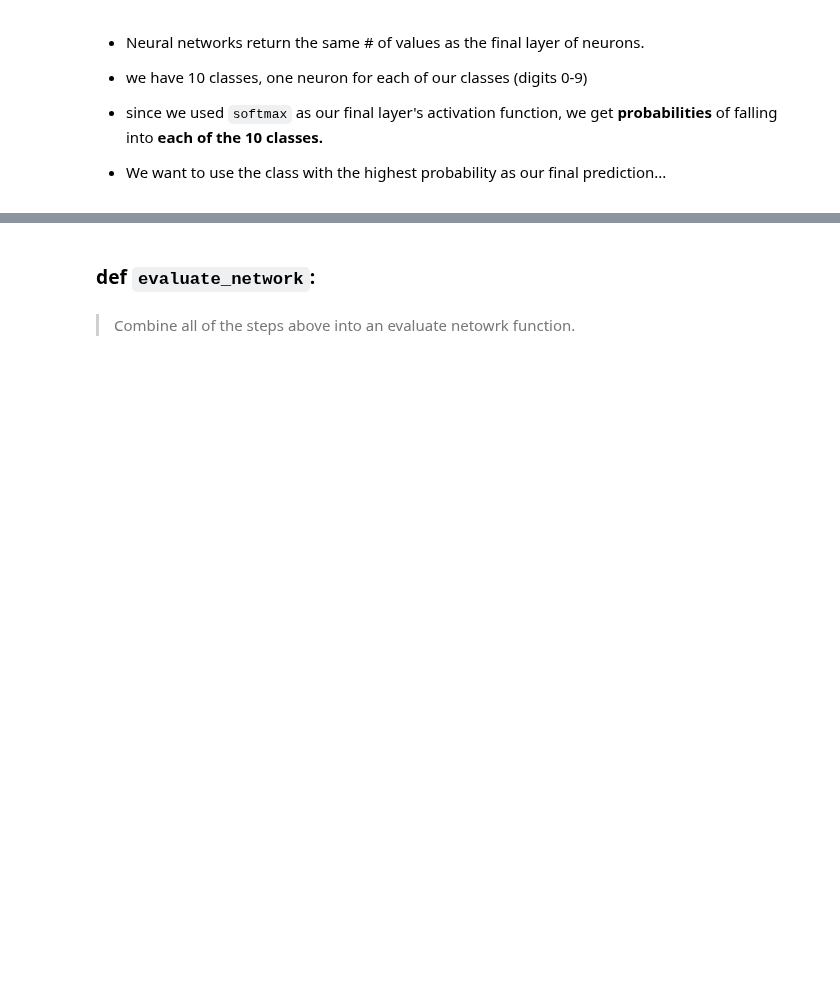
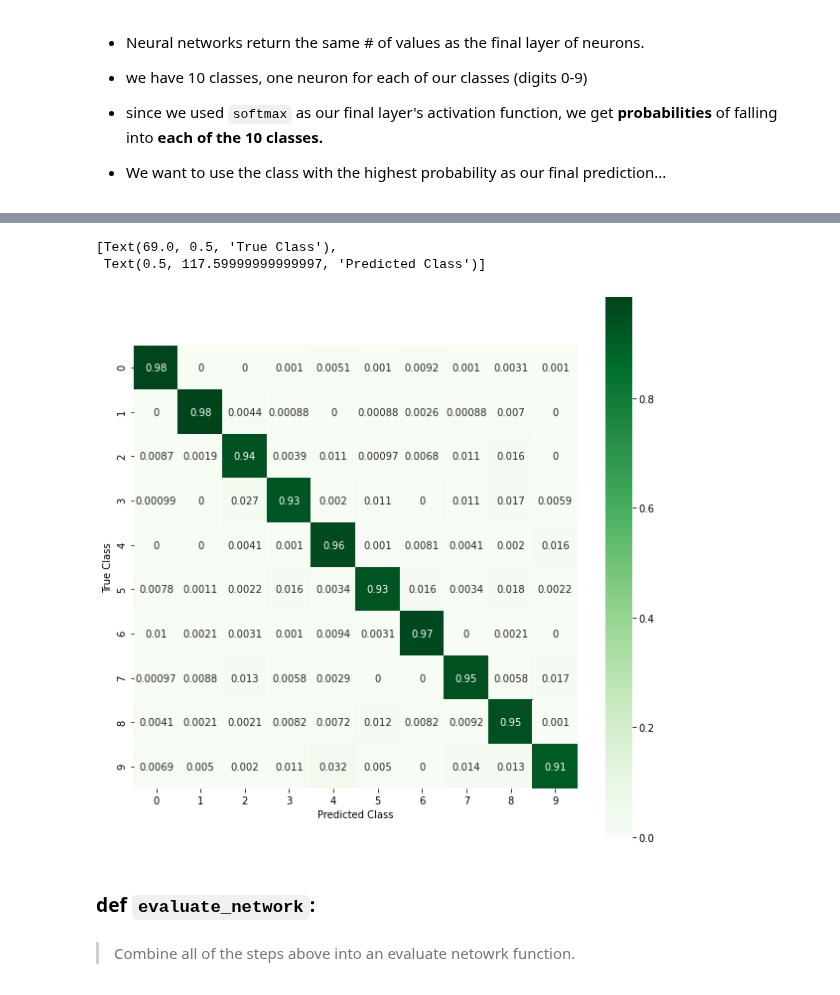
Before and after one commit to flatiron-school/Online-DS-FT-022221-Cohort-Notes, a Jupyter notebook: Phase_4/topic_40-41_neural_networks/topic_40-41_Artificial_Neural_Networks_v1_SG.ipynb, the cells around one changed output, grey strips where cells are left out. Drawn from its saved outputs; the diff is of its cells as text; code cells hidden in the pictures; blank space fills up the shorter version.

```diff
--- a/Phase_4/topic_40-41_neural_networks/topic_40-41_Artificial_Neural_Networks_v1_SG.ipynb
+++ b/Phase_4/topic_40-41_neural_networks/topic_40-41_Artificial_Neural_Networks_v1_SG.ipynb
@@ -416,5 +536,7 @@ len(train_images), len(test_images)
 > To use sklearn's metrics functions, we will need to get predictions for our data, per usual.
 # %%
 ## Get predictions for train and test
+y_hat_test = model.predict(test_images_unrow)
+y_hat_train = model.predict(train_images_unrow)
 # %%
 # Print Classification Report
@@ -438,6 +580,10 @@ len(train_images), len(test_images)
 # %%
 ## Make y_pred and y_true and y_test sklearn compatible
+y_test_class =y_test.argmax(axis=1)
+y_hat_test_class = y_hat_test.argmax(axis=1)
 
 ## Make y_pred and y_true and y_test sklearn compatible
+y_train_class =y_train.argmax(axis=1)
+y_hat_train_class = y_hat_train.argmax(axis=1)
 # %%
 # Print the classification report for trianing and test data
@@ -448,3 +613,16 @@ len(train_images), len(test_images)
+# %%
+## Get the confusion matrix
+cm = metrics.confusion_matrix(y_test_class, y_hat_test_class,normalize='true')
+cm
+
+## Plot the confusion Matrix
+fig,ax = plt.subplots(figsize=(10,10))
+sns.heatmap(cm, cmap='Greens',annot=True,square=True,ax=ax)
+ax.set(ylabel='True Class',xlabel='Predicted Class')
+# %% [output]
+[Text(69.0, 0.5, 'True Class'),
+ Text(0.5, 117.59999999999997, 'Predicted Class')]
+[figure, added]
 # %% [markdown]
 ### def `evaluate_network`:
 # %% [markdown]
```
Also changed, not shown: parts of 42 cells of this notebook, 2 other files.
